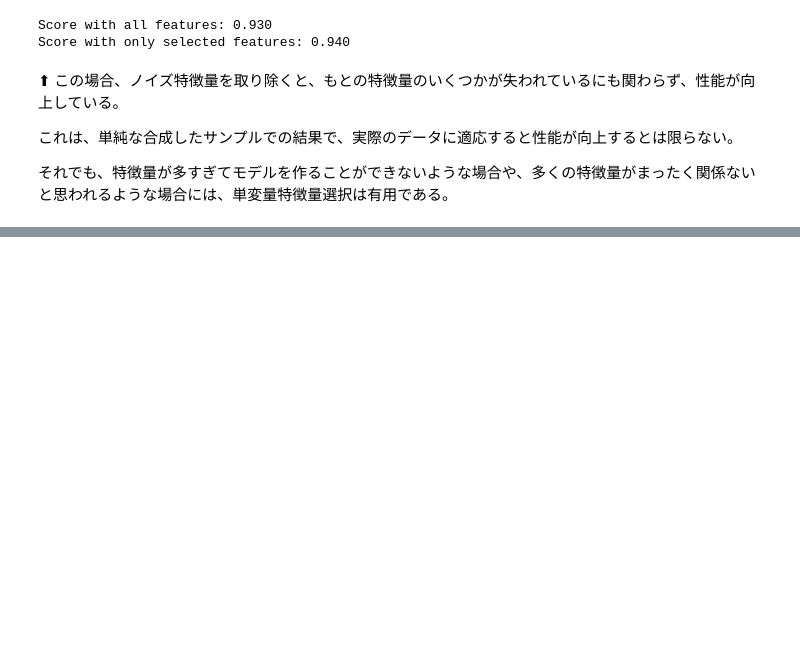
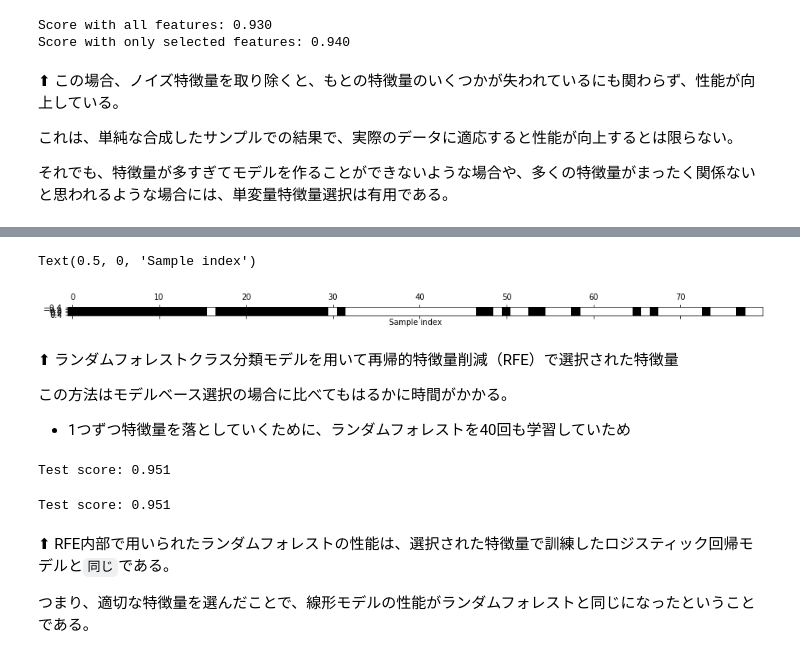
Before and after one commit to HokutoMorita/machine-learning, a Jupyter notebook: ex_feature_engineering/hands_on_feature_engineering/feature_engineering.ipynb, the cells around one changed output, grey strips where cells are left out. Saved outputs shown, nothing was run; the diff lists cells and outputs as text; code cells hidden in the pictures; blank space fills up the shorter version.

```diff
--- a/ex_feature_engineering/hands_on_feature_engineering/feature_engineering.ipynb
+++ b/ex_feature_engineering/hands_on_feature_engineering/feature_engineering.ipynb
@@ -337,0 +410,3 @@ Score with only selected features: 0.940
+# %%
+select = RFE(RandomForestClassifier(n_estimators=100, random_state=42), n_features_to_select=40)
+select.fit(X3_train, y3_train)
@@ -337,0 +425,34 @@ Score with only selected features: 0.940
+# %%
+# 選択された特徴量を可視化する
+mask = select.get_support()
+plt.matshow(mask.reshape(1, -1), cmap='gray_r')
+plt.xlabel("Sample index")
+# %% [output]
+Text(0.5, 0, 'Sample index')
+[figure, added]
+# %% [markdown]
+⬆︎ ランダムフォレストクラス分類モデルを用いて再帰的特徴量削減（RFE）で選択された特徴量
+
+この方法はモデルベース選択の場合に比べてもはるかに時間がかかる。
+  - 1つずつ特徴量を落としていくために、ランダムフォレストを40回も学習していため
+# %%
+X_train_rfe = select.transform(X3_train)
+X_test_rfe = select.transform(X3_test)
+
+lg2 = LogisticRegression()
+lg2.fit(X_train_rfe, y3_train)
+score = lg2.score(X_test_rfe, y3_test)
+
+print("Test score: {:.3f}".format(score))
+# %% [output]
+Test score: 0.951
+# %%
+# REFの内部で用いられたモデルを用いて予測を行うこともできる。
+# これは選択された特徴量だけを用いる。
+print("Test score: {:.3f}".format(select.score(X3_test, y3_test)))
+# %% [output]
+Test score: 0.951
+# %% [markdown]
+⬆︎ RFE内部で用いられたランダムフォレストの性能は、選択された特徴量で訓練したロジスティック回帰モデルと`同じ`である。
+
+つまり、適切な特徴量を選んだことで、線形モデルの性能がランダムフォレストと同じになったということである。
```
Also changed, not shown: parts of 14 cells of this notebook.
